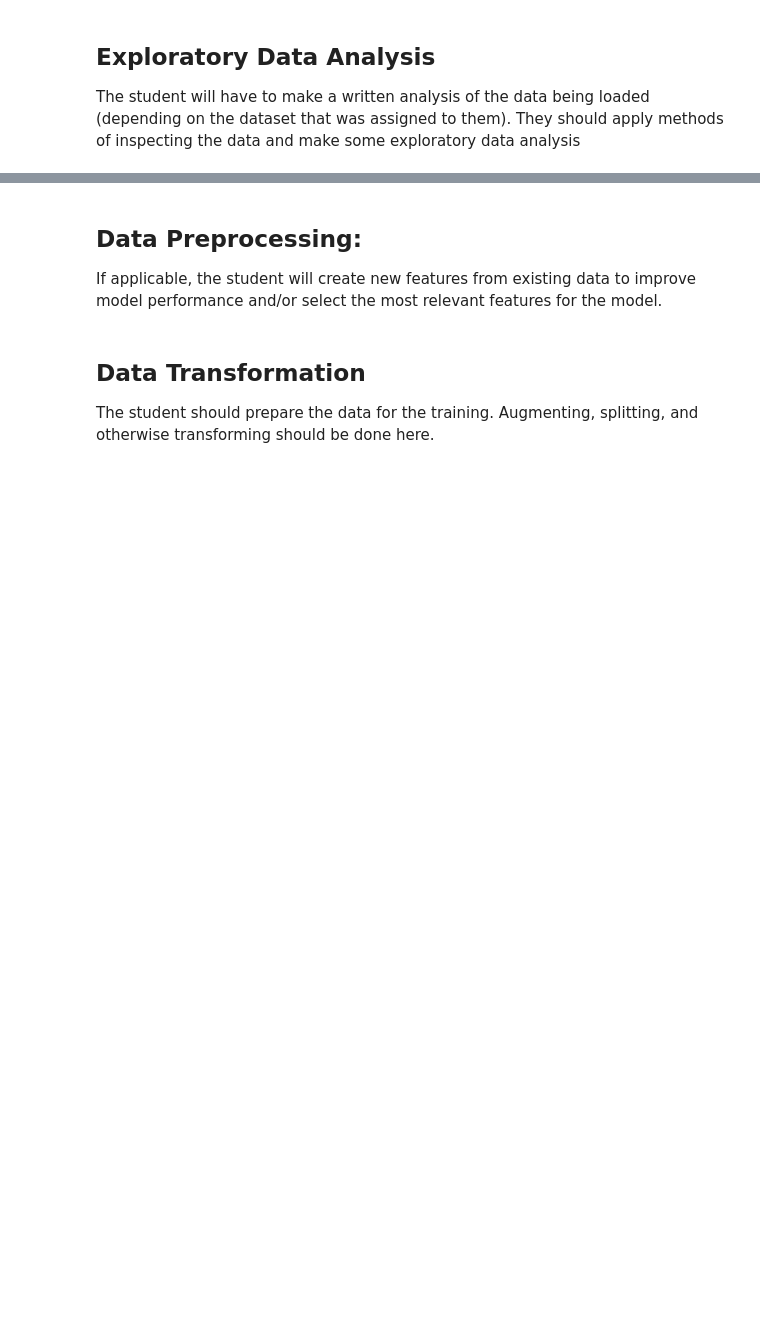
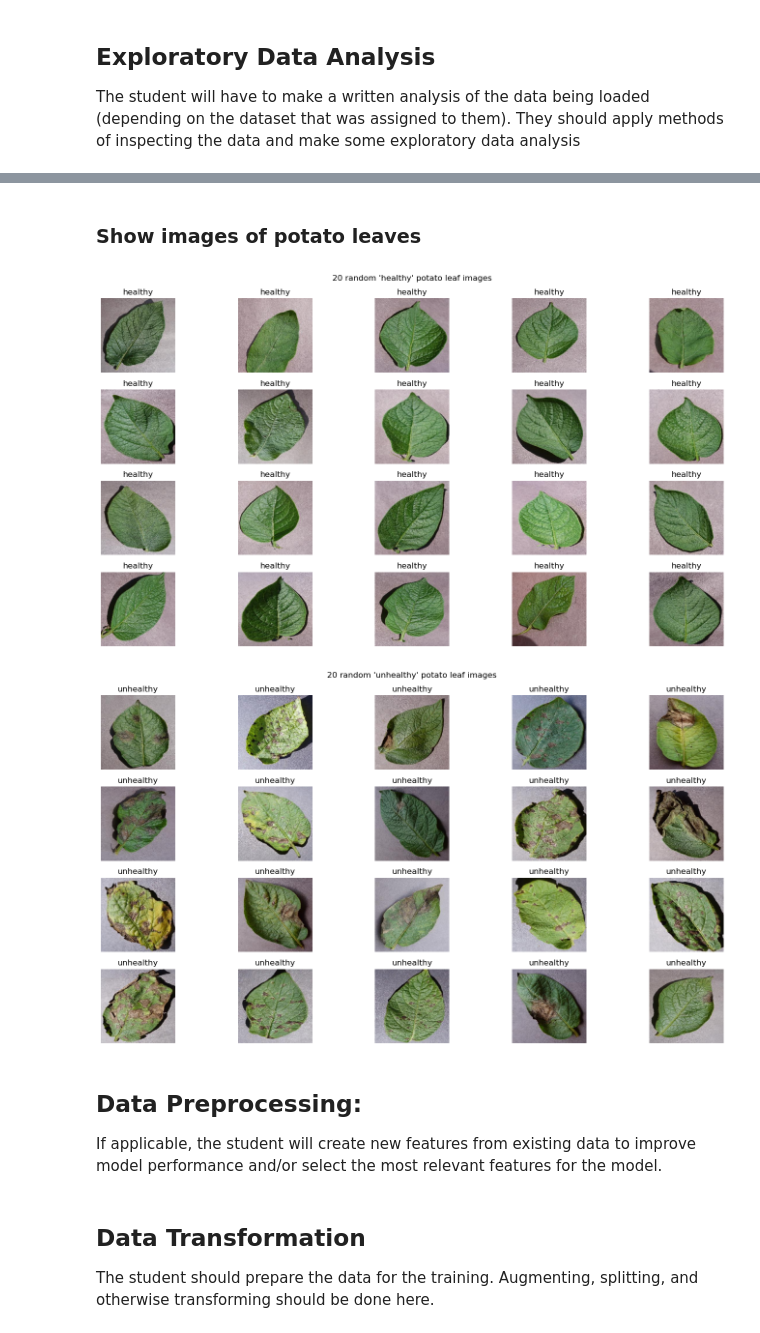
Before and after one commit to Tietgen-ITU/applied-artificial-intelligence, a Jupyter notebook: exam/assignment-02/Second_assignment_dataset_2.ipynb, the cells around one changed output, grey strips where cells are left out. Drawn from its saved outputs; the diff is of its cells as text; code cells hidden in the pictures; blank space fills up the shorter version.

Commit message:
Implement loading of data and display dataset stats to understand

```diff
--- a/exam/assignment-02/Second_assignment_dataset_2.ipynb
+++ b/exam/assignment-02/Second_assignment_dataset_2.ipynb
@@ -16,0 +37,5 @@ For this assignment, you will make a model that predicts whether an potato leaf
+# %%
+dataset_path = 'PlantVillage-Dataset/'
+healthy_potato_path = os.path.join(dataset_path, 'Potato___Healthy')
+early_blight_path = os.path.join(dataset_path, 'Potato___Early_blight')
+late_blight_path = os.path.join(dataset_path, 'Potato___Late_blight')
@@ -21,3 +98,33 @@ The student will have to make a written analysis of the data being loaded (depen
+# %% [markdown]
+### Show images of potato leaves
+# %%
+import random
+
+def plot_potato_images(df, class_label, n=20):
+    # Filter dataframe for the class
+    class_df = df[df['label'] == class_label]
+    # Randomly sample n images
+    sample_df = class_df.sample(n=min(n, len(class_df)), random_state=42)
+
+    plt.figure(figsize=(15, 8))
+    for i, img_path in enumerate(sample_df['image']):
+        img = io.read_image(img_path)
+        # Convert to HWC for matplotlib
+        img = img.permute(1, 2, 0).numpy()
+        plt.subplot(4, 5, i+1)
+        plt.imshow(img.astype('uint8'))
+        plt.axis('off')
+        plt.title(class_label)
+    plt.suptitle(f"{n} random '{class_label}' potato leaf images")
+    plt.tight_layout()
+    plt.show()
+
+# Plot 20 healthy and 20 unhealthy potato images
+plot_potato_images(potatoes, 'healthy', n=20)
+plot_potato_images(potatoes, 'unhealthy', n=20)
+# %% [output]
+[figure, added]
+[figure, added]
 # %% [markdown]
 ## **Data Preprocessing**:
 
```
Also changed, not shown: parts of 5 cells of this notebook.
